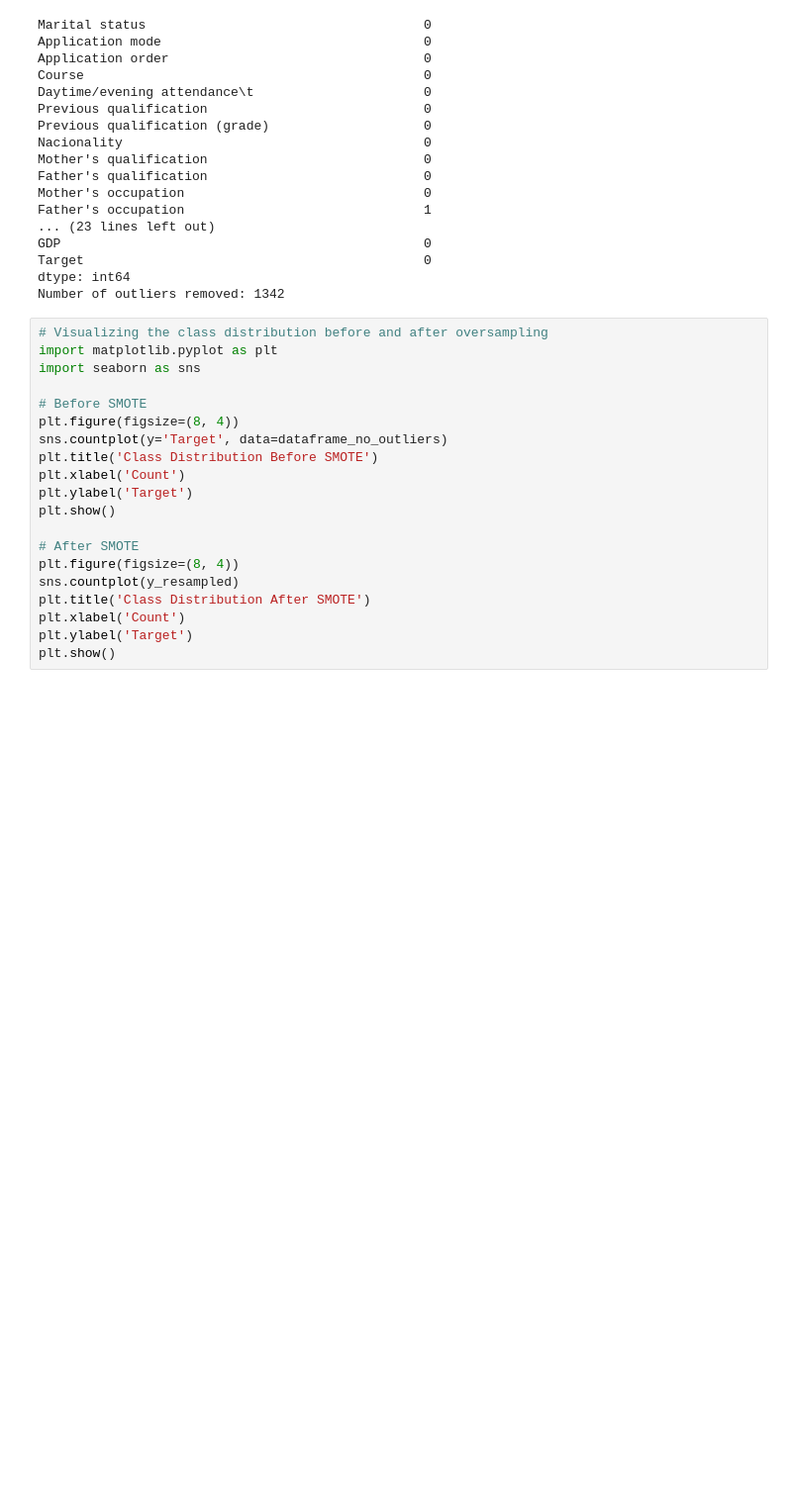
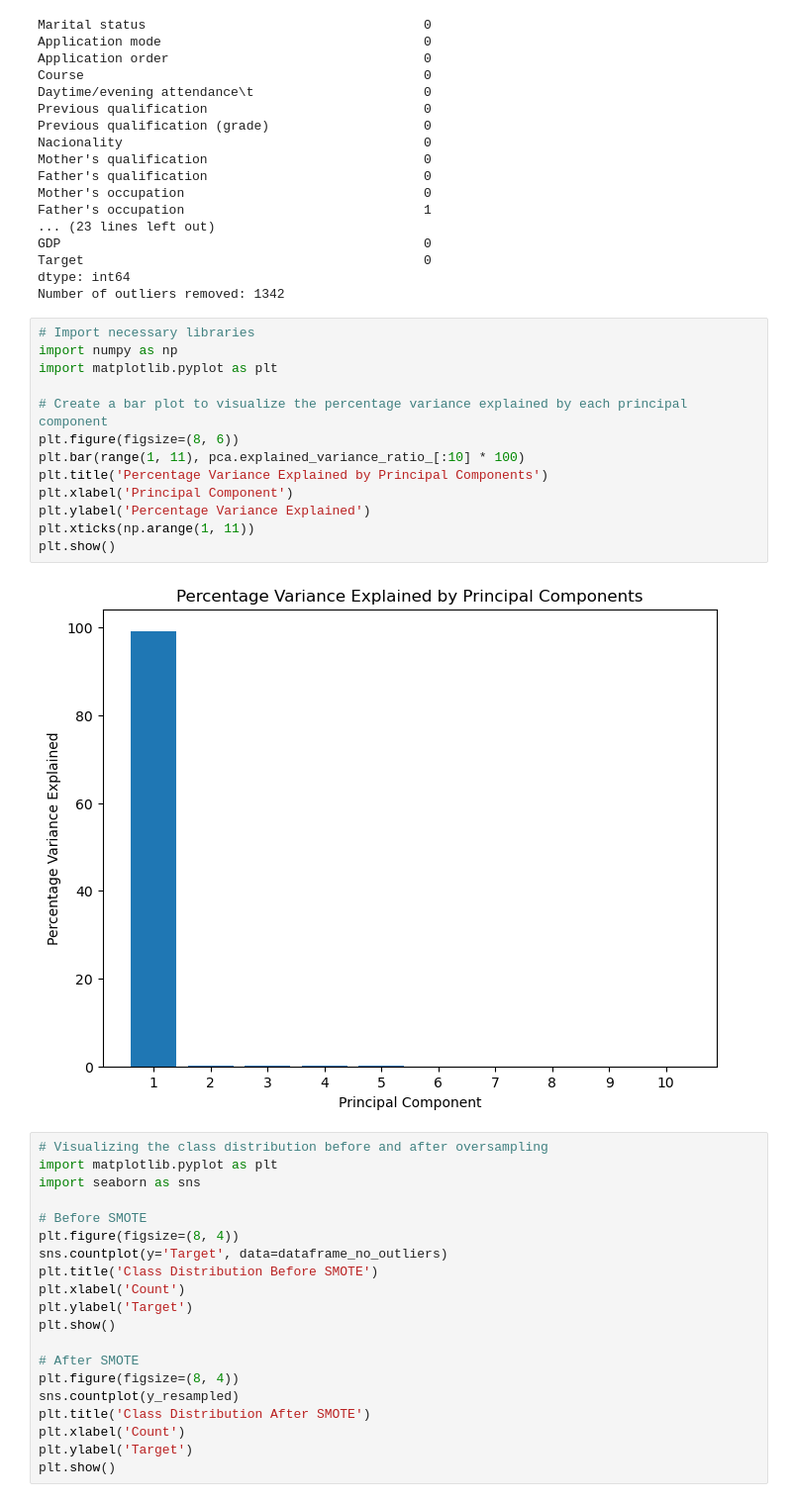
Before and after one commit to Paschal733/Machine-Learning, a Jupyter notebook: student_dropout.ipynb, the cells around one changed output. Shown: that part at 99% size. Drawn from its saved outputs; the diff is of its cells as text; blank space fills up the shorter version.

```diff
--- a/student_dropout.ipynb
+++ b/student_dropout.ipynb
@@ -108,6 +133,21 @@ GDP                                               0
 Target                                            0
 dtype: int64
 Number of outliers removed: 1342
+# %%
+# Import necessary libraries
+import numpy as np
+import matplotlib.pyplot as plt
+
+# Create a bar plot to visualize the percentage variance explained by each principal component
+plt.figure(figsize=(8, 6))
+plt.bar(range(1, 11), pca.explained_variance_ratio_[:10] * 100)
+plt.title('Percentage Variance Explained by Principal Components')
+plt.xlabel('Principal Component')
+plt.ylabel('Percentage Variance Explained')
+plt.xticks(np.arange(1, 11))
+plt.show()
+# %% [output]
+[figure, added]
 # %%
 # Visualizing the class distribution before and after oversampling
 import matplotlib.pyplot as plt
```
Also changed, not shown: parts of 10 cells of this notebook.
